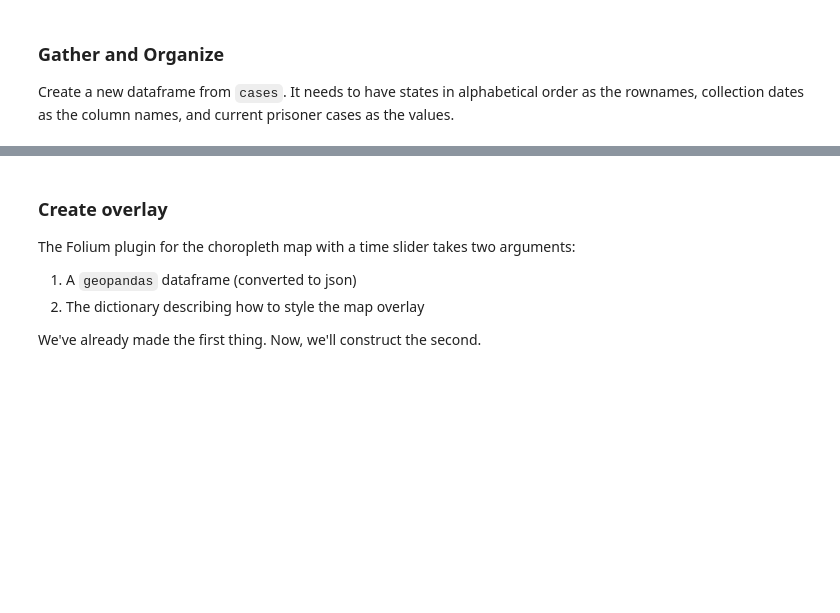
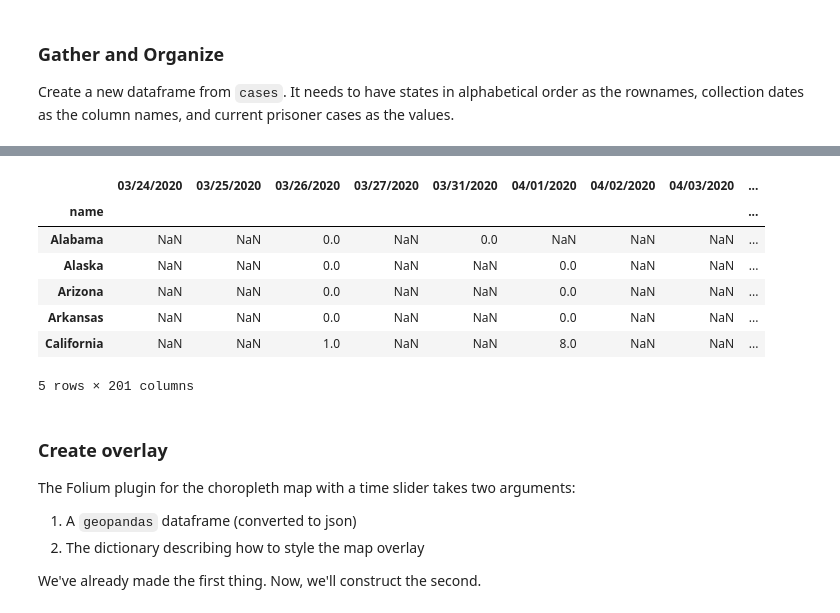
Before and after one commit to william-rice/covid-prisons, a Jupyter notebook: map_viz.ipynb, the cells around one changed output, grey strips where cells are left out. Drawn from its saved outputs; the diff is of its cells as text; code cells hidden in the pictures; blank space fills up the shorter version.

```diff
--- a/map_viz.ipynb
+++ b/map_viz.ipynb
@@ -84,3 +112,14 @@ for date in sorted_dates:
+# %%
+df.head()
+# %% [output]
+|  | 03/24/2020 | 03/25/2020 | 03/26/2020 | 03/27/2020 | 03/31/2020 | 04/01/2020 | 04/02/2020 | 04/03/2020 | ... |
+| name |  |  |  |  |  |  |  |  | ... |
+| Alabama | NaN | NaN | 0.0 | NaN | 0.0 | NaN | NaN | NaN | ... |
+| Alaska | NaN | NaN | 0.0 | NaN | NaN | 0.0 | NaN | NaN | ... |
+| Arizona | NaN | NaN | 0.0 | NaN | NaN | 0.0 | NaN | NaN | ... |
+| Arkansas | NaN | NaN | 0.0 | NaN | NaN | 0.0 | NaN | NaN | ... |
+| California | NaN | NaN | 1.0 | NaN | NaN | 8.0 | NaN | NaN | ... |
+5 rows × 201 columns
 # %%
 # Change state name index to a numerical index (Alabama = 0, Wyoming = 49).
 df.index = np.arange(0,50)
```
Also changed, not shown: parts of 12 cells of this notebook.
